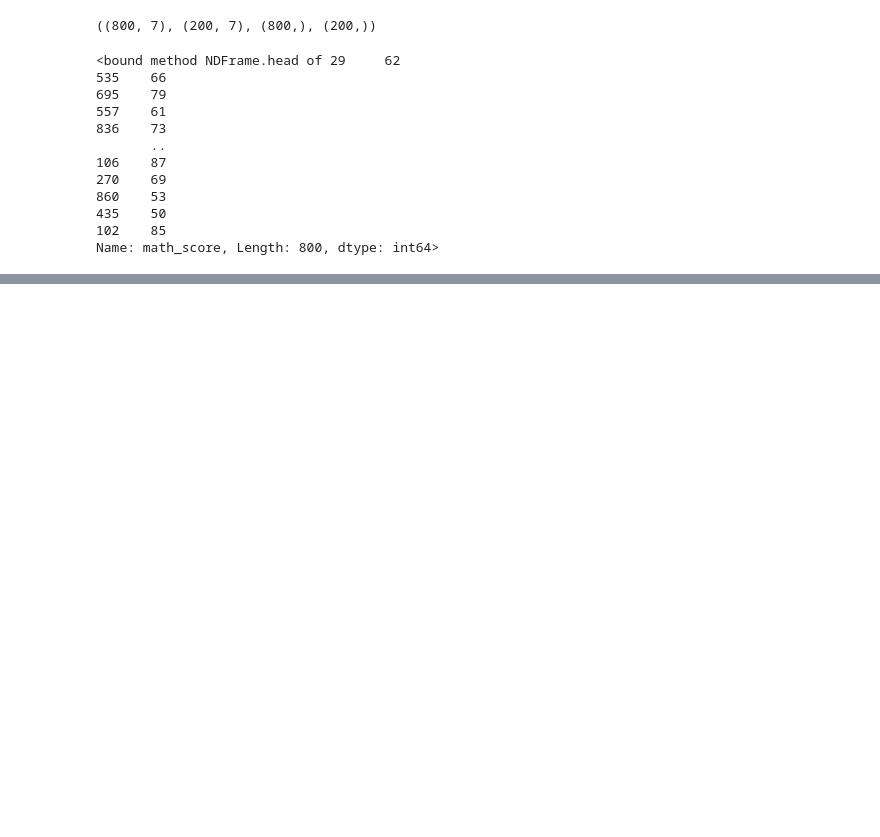
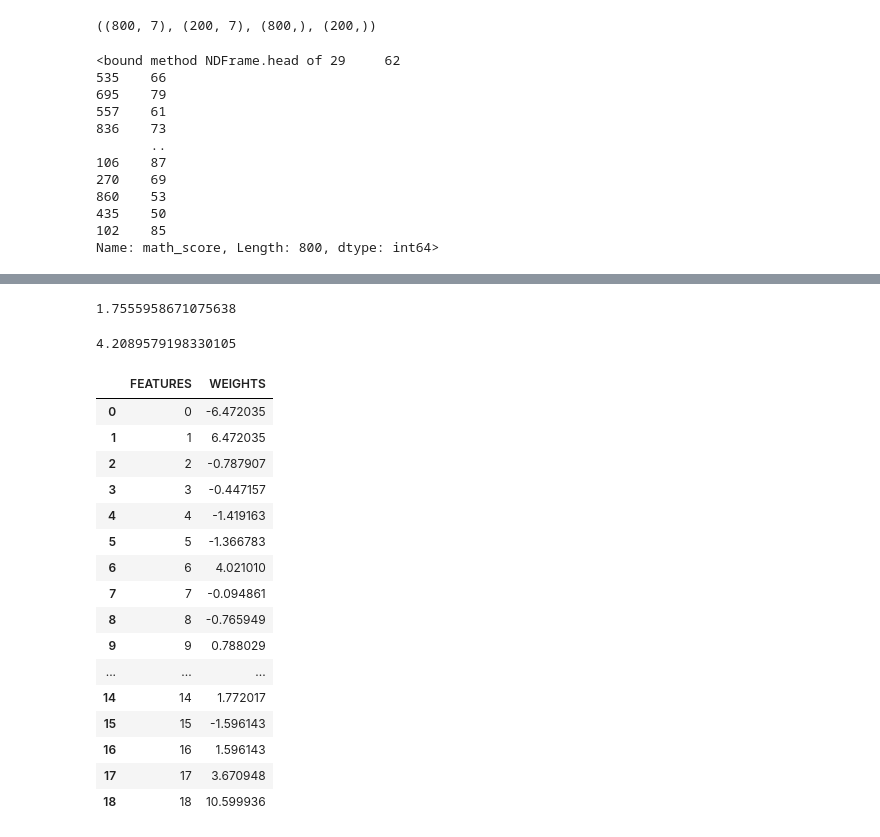
Before and after one commit to prasannaml/ML-End-to-End-Project, a Jupyter notebook: notebook/MODEL TRAINING.ipynb, the cells around one changed output, grey strips where cells are left out. Saved outputs shown, nothing was run; the diff lists cells and outputs as text; code cells hidden in the pictures; blank space fills up the shorter version.

```diff
--- a/notebook/MODEL TRAINING.ipynb
+++ b/notebook/MODEL TRAINING.ipynb
@@ -215,0 +277,38 @@ MODEL PERFORMANCE FOR TEST SET
+# %%
+ridgecv = RidgeCV(alphas = alphas, scoring = 'neg_mean_squared_error')
+ridgecv.fit(X_train_transformed, Y_train)
+ridgecv.alpha_
+# %% [output]
+1.7555958671075638
+# %%
+from sklearn.metrics import PredictionErrorDisplay
+
+
+ridge_alpha_tuned= Ridge(alpha = ridgecv.alpha_)
+ridge_alpha_tuned.fit(X_train_transformed, Y_train)
+mean_absolute_error(Y_test,ridge_alpha_tuned.predict(X_test_transformed))
+# %% [output]
+4.2089579198330105
+# %%
+
+
+
+pd.DataFrame(list(zip(pd.DataFrame(X_train_transformed),ridge_alpha_tuned.coef_)),columns=['FEATURES','WEIGHTS'])
+# %% [output]
+|  | FEATURES | WEIGHTS |
+| 0 | 0 | -6.472035 |
+| 1 | 1 | 6.472035 |
+| 2 | 2 | -0.787907 |
+| 3 | 3 | -0.447157 |
+| 4 | 4 | -1.419163 |
+| 5 | 5 | -1.366783 |
+| 6 | 6 | 4.021010 |
+| 7 | 7 | -0.094861 |
+| 8 | 8 | -0.765949 |
+| 9 | 9 | 0.788029 |
+| ... | ... | ... |
+| 14 | 14 | 1.772017 |
+| 15 | 15 | -1.596143 |
+| 16 | 16 | 1.596143 |
+| 17 | 17 | 3.670948 |
+| 18 | 18 | 10.599936 |
```
Also changed, not shown: parts of 10 cells of this notebook.
